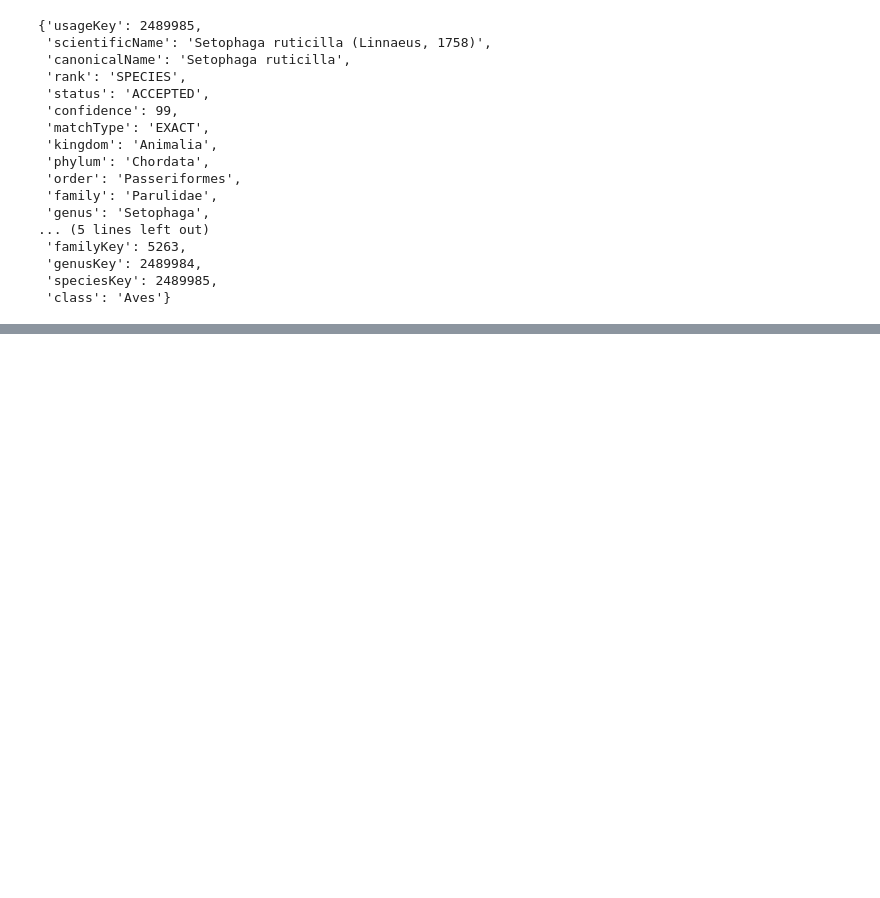
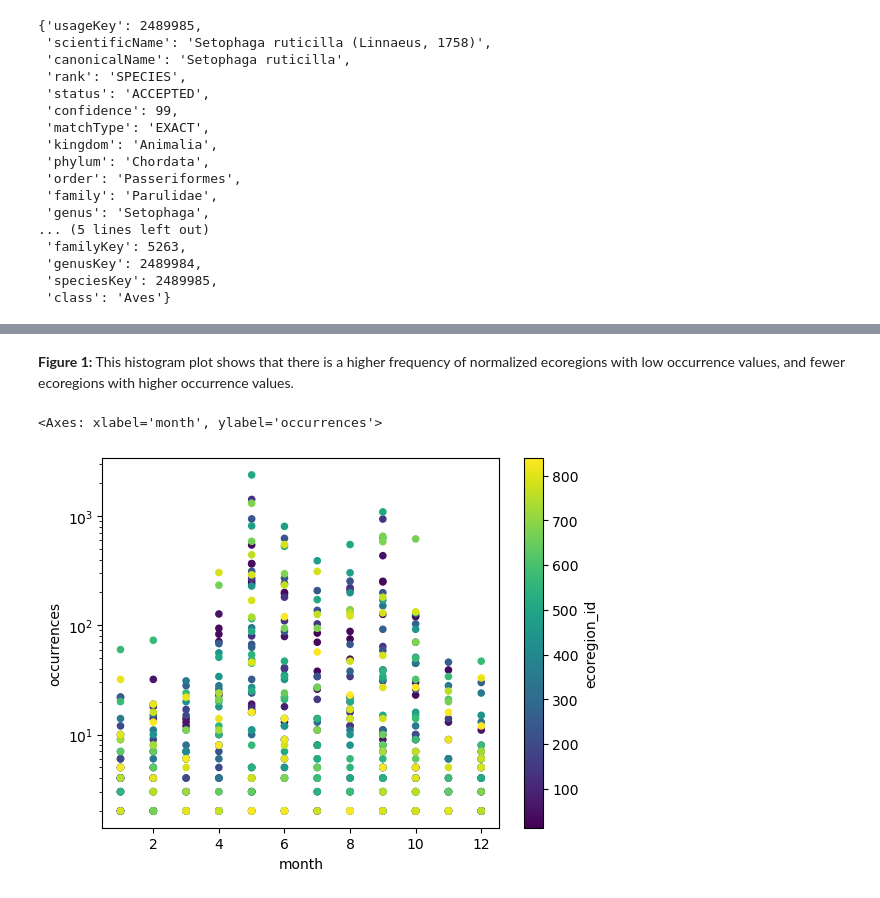
Before and after one commit to maxwarnock/maxwarnock-final-project-1, a Jupyter notebook: notebooks/download-2004.ipynb, the cells around one changed output, grey strips where cells are left out. Saved outputs shown, nothing was run; the diff lists cells and outputs as text; code cells hidden in the pictures; blank space fills up the shorter version.

```diff
--- a/notebooks/download-2004.ipynb
+++ b/notebooks/download-2004.ipynb
@@ -178,0 +397,12 @@ Unzipping GBIF data
+# %% [markdown]
+
+
+**Figure 1:** This histogram plot shows that there is a higher frequency of normalized ecoregions with low occurrence values, and fewer ecoregions with higher occurrence values.
+# %%
+# Plotting a scatter with regular "occurrences" by month
+occurrence_df.reset_index().plot.scatter(
+    x='month', y='occurrences', c='ecoregion_id', logy=True
+)
+# %% [output]
+<Axes: xlabel='month', ylabel='occurrences'>
+[figure, added]
```
Also changed, not shown: parts of 36 cells of this notebook, 10 other files.
